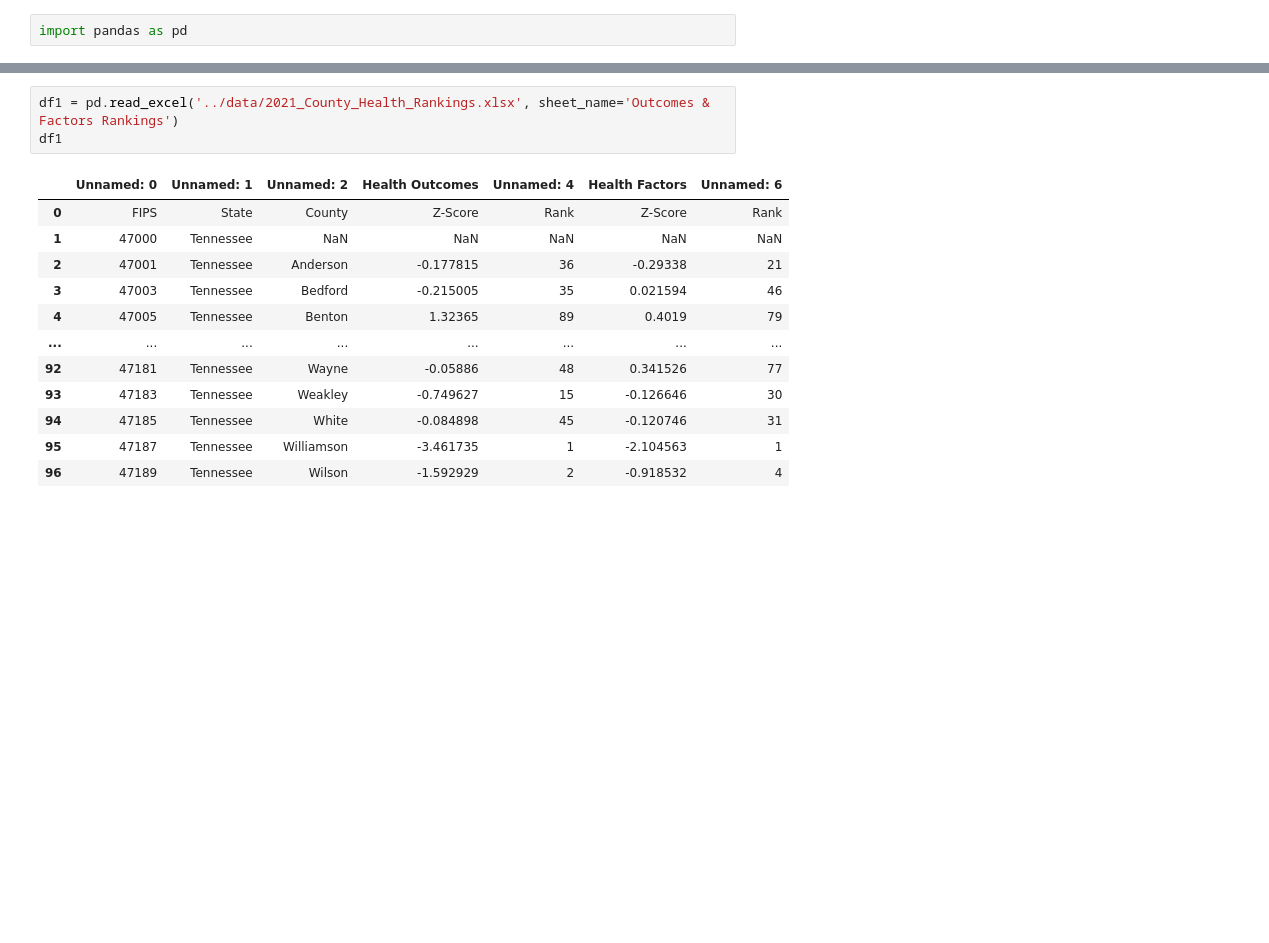
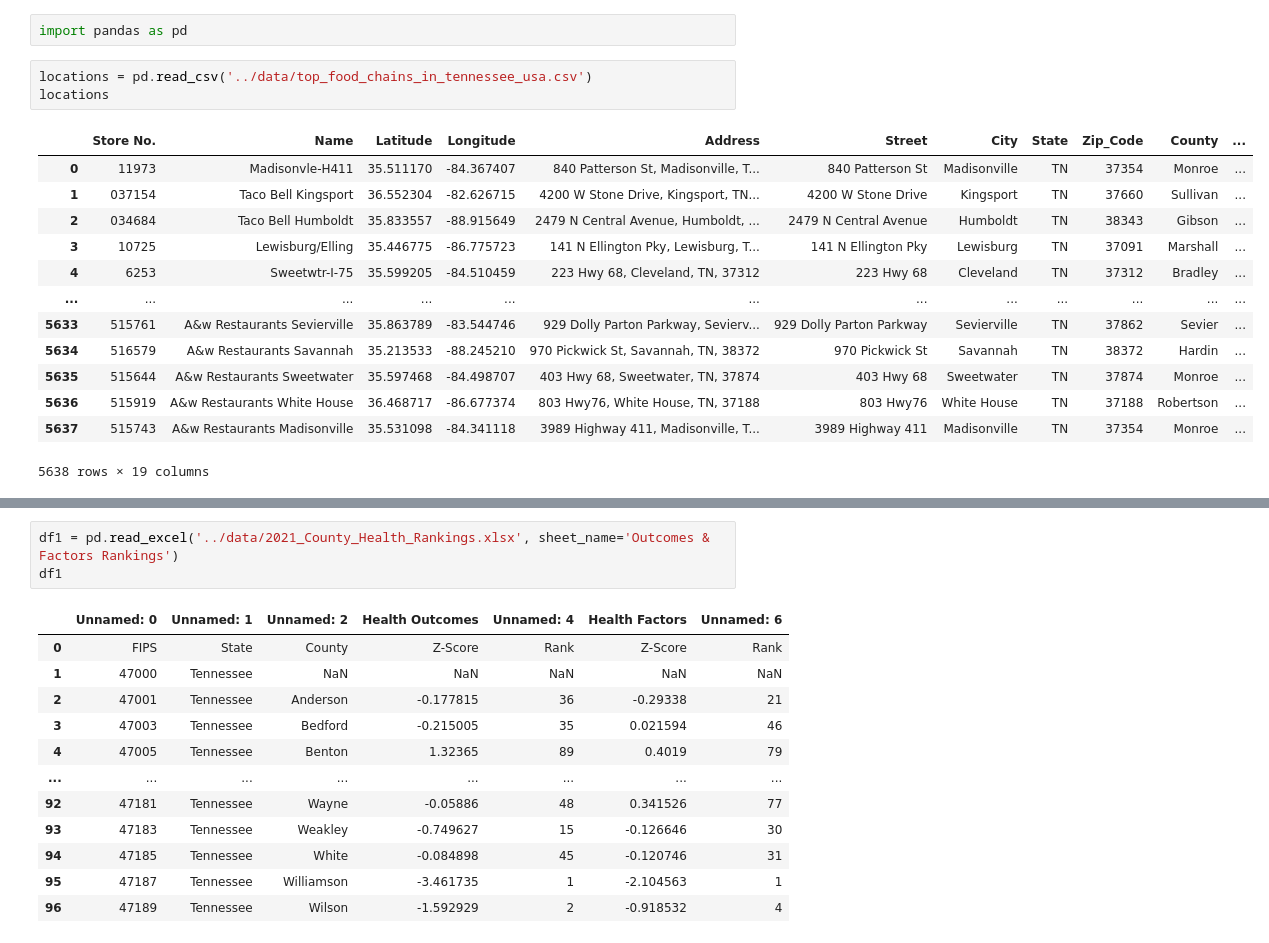
Before and after one commit to scost46/TN_Obesity_Analysis_Capstone, a Jupyter notebook: notebooks/Tn_County_Rankings.ipynb, the cells around one changed output, grey strips where cells are left out. Saved outputs shown, nothing was run; the diff lists cells and outputs as text; blank space fills up the shorter version.

```diff
--- a/notebooks/Tn_County_Rankings.ipynb
+++ b/notebooks/Tn_County_Rankings.ipynb
@@ -1,2 +13,19 @@
 # %%
 import pandas as pd
+# %%
+locations = pd.read_csv('../data/top_food_chains_in_tennessee_usa.csv')
+locations
+# %% [output]
+|  | Store No. | Name | Latitude | Longitude | Address | Street | City | State | Zip_Code | County | ... |
+| 0 | 11973 | Madisonvle-H411 | 35.511170 | -84.367407 | 840 Patterson St, Madisonville, T... | 840 Patterson St | Madisonville | TN | 37354 | Monroe | ... |
+| 1 | 037154 | Taco Bell Kingsport | 36.552304 | -82.626715 | 4200 W Stone Drive, Kingsport, TN... | 4200 W Stone Drive | Kingsport | TN | 37660 | Sullivan | ... |
+| 2 | 034684 | Taco Bell Humboldt | 35.833557 | -88.915649 | 2479 N Central Avenue, Humboldt, ... | 2479 N Central Avenue | Humboldt | TN | 38343 | Gibson | ... |
+| 3 | 10725 | Lewisburg/Elling | 35.446775 | -86.775723 | 141 N Ellington Pky, Lewisburg, T... | 141 N Ellington Pky | Lewisburg | TN | 37091 | Marshall | ... |
+| 4 | 6253 | Sweetwtr-I-75 | 35.599205 | -84.510459 | 223 Hwy 68, Cleveland, TN, 37312 | 223 Hwy 68 | Cleveland | TN | 37312 | Bradley | ... |
+| ... | ... | ... | ... | ... | ... | ... | ... | ... | ... | ... | ... |
+| 5633 | 515761 | A&w Restaurants Sevierville | 35.863789 | -83.544746 | 929 Dolly Parton Parkway, Sevierv... | 929 Dolly Parton Parkway | Sevierville | TN | 37862 | Sevier | ... |
+| 5634 | 516579 | A&w Restaurants Savannah | 35.213533 | -88.245210 | 970 Pickwick St, Savannah, TN, 38372 | 970 Pickwick St | Savannah | TN | 38372 | Hardin | ... |
+| 5635 | 515644 | A&w Restaurants Sweetwater | 35.597468 | -84.498707 | 403 Hwy 68, Sweetwater, TN, 37874 | 403 Hwy 68 | Sweetwater | TN | 37874 | Monroe | ... |
+| 5636 | 515919 | A&w Restaurants White House | 36.468717 | -86.677374 | 803 Hwy76, White House, TN, 37188 | 803 Hwy76 | White House | TN | 37188 | Robertson | ... |
+| 5637 | 515743 | A&w Restaurants Madisonville | 35.531098 | -84.341118 | 3989 Highway 411, Madisonville, T... | 3989 Highway 411 | Madisonville | TN | 37354 | Monroe | ... |
+5638 rows × 19 columns
```
Also changed, not shown: parts of 3 cells of this notebook, 4 other files.
